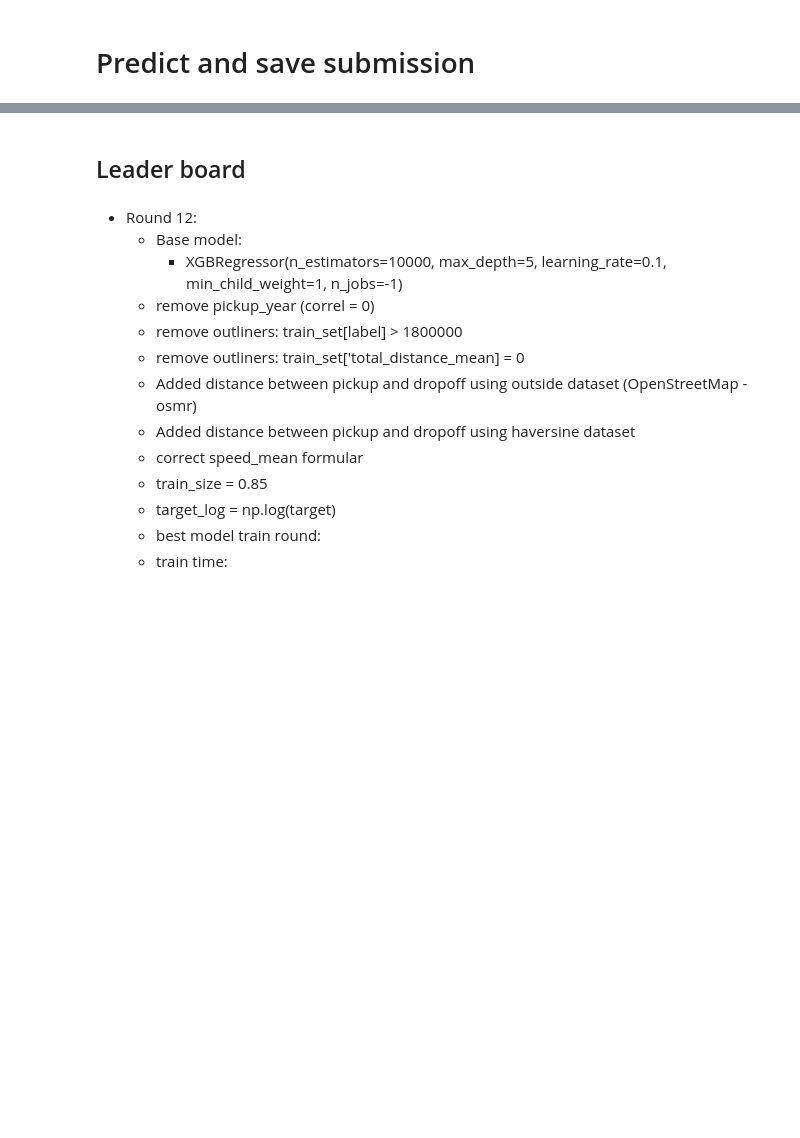
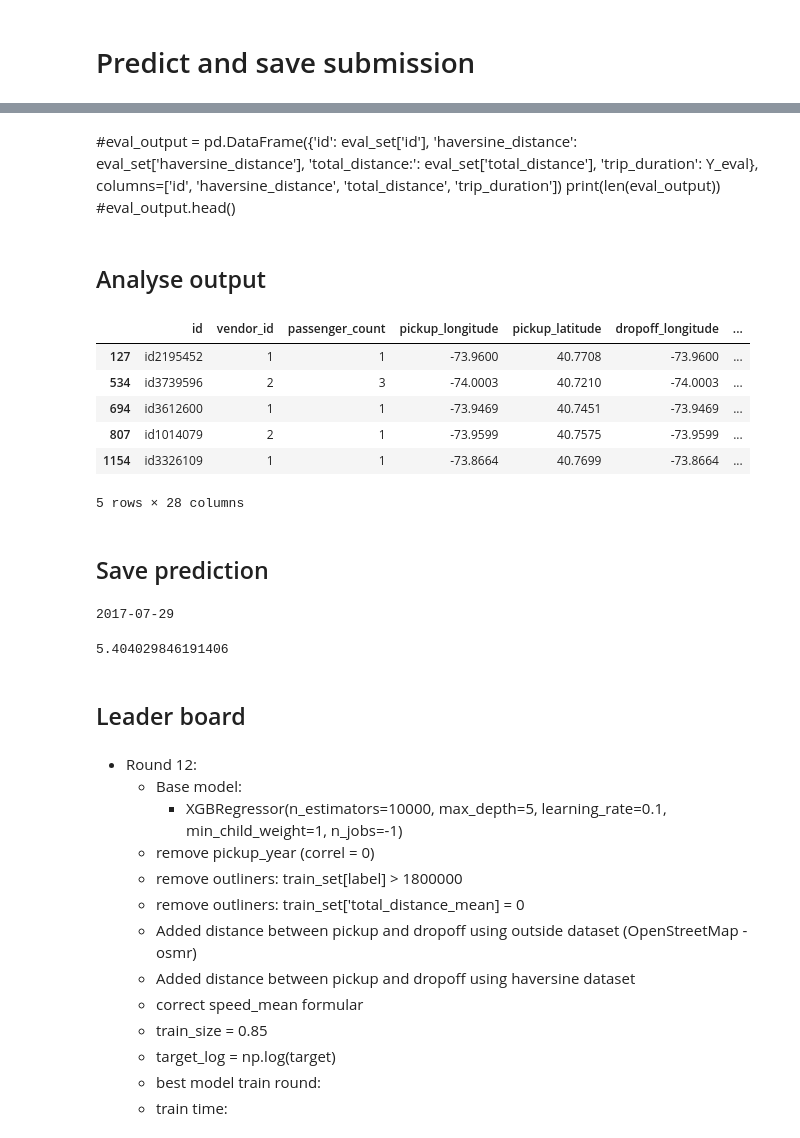
Before and after one commit to latuannetnam/kaggle, a Jupyter notebook: New York City Taxi Trip Duration/nb-taxi-trip-duration-v3-preprocessed-osrm.ipynb, the cells around one changed output, grey strips where cells are left out. Drawn from its saved outputs; the diff is of its cells as text; code cells hidden in the pictures; blank space fills up the shorter version.

```diff
--- a/New York City Taxi Trip Duration/nb-taxi-trip-duration-v3-preprocessed-osrm.ipynb
+++ b/New York City Taxi Trip Duration/nb-taxi-trip-duration-v3-preprocessed-osrm.ipynb
@@ -445,0 +477,4 @@ eval_output.head()
+# %%
+eval_output = eval_set.copy()
+eval_output.loc[:, 'trip_duration'] = Y_eval
+eval_output[:5]
@@ -445,0 +489,17 @@ eval_output.head()
+# %% [markdown]
+#eval_output = pd.DataFrame({'id': eval_set['id'], 'haversine_distance': eval_set['haversine_distance'], 'total_distance:': eval_set['total_distance'], 'trip_duration': Y_eval}, columns=['id', 'haversine_distance', 'total_distance', 'trip_duration'])
+print(len(eval_output))
+#eval_output.head()
+# %% [markdown]
+## Analyse output
+# %%
+data_zero = eval_output[eval_output['haversine_distance']==0]
+data_zero[:5]
+# %% [output]
+|  | id | vendor_id | passenger_count | pickup_longitude | pickup_latitude | dropoff_longitude | ... |
+| 127 | id2195452 | 1 | 1 | -73.9600 | 40.7708 | -73.9600 | ... |
+| 534 | id3739596 | 2 | 3 | -74.0003 | 40.7210 | -74.0003 | ... |
+| 694 | id3612600 | 1 | 1 | -73.9469 | 40.7451 | -73.9469 | ... |
+| 807 | id1014079 | 2 | 1 | -73.9599 | 40.7575 | -73.9599 | ... |
+| 1154 | id3326109 | 1 | 1 | -73.8664 | 40.7699 | -73.8664 | ... |
+5 rows × 28 columns
@@ -446,10 +508,15 @@ eval_output.head()
+# %% [markdown]
+## Save prediction
 # %%
 start = time.time()
 today = str(dtime.date.today())
 print(today)
-eval_output.to_csv(DATA_DIR +'/' +today+'-submission.csv.gz',index=False, compression='gzip')
+eval_output[['id', 'trip_duration']].to_csv(DATA_DIR +'/' +today+'-submission.csv.gz',index=False, compression='gzip')
 end = time.time() - start
 end
+# %% [output]
+2017-07-29
+5.404029846191406
 # %% [markdown]
 ## Leader board
 # %% [markdown]
```
Also changed, not shown: parts of 12 cells of this notebook, 1 other file.
